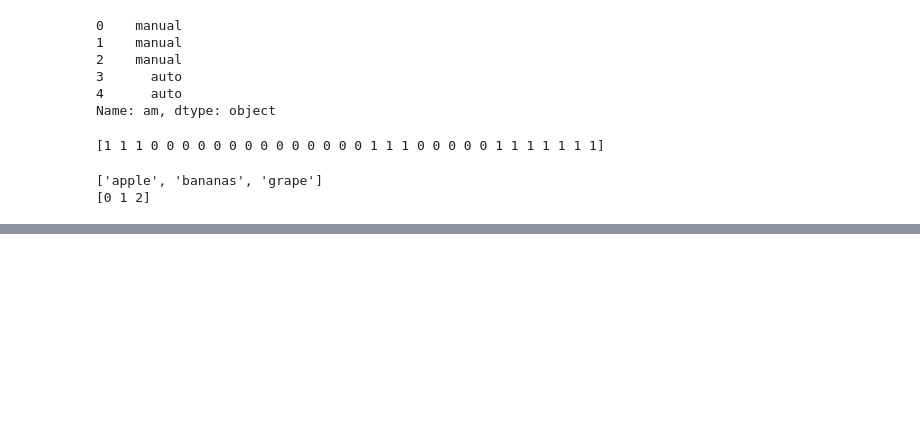
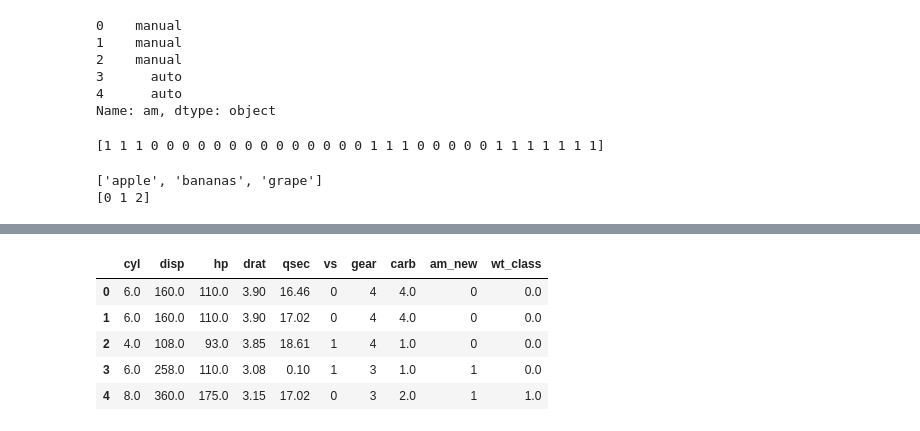
Before and after one commit to pinkocto/BP2022, a Jupyter notebook: _notebooks/2022-11-14-bigdata-test-study.ipynb, the cells around one changed output, grey strips where cells are left out. Drawn from its saved outputs; the diff is of its cells as text; code cells hidden in the pictures; blank space fills up the shorter version.

```diff
--- a/_notebooks/2022-11-14-bigdata-test-study.ipynb
+++ b/_notebooks/2022-11-14-bigdata-test-study.ipynb
@@ -688,0 +696,5 @@ print(fruit_new)
+# %%
+# am을 구성하는 manual값은 0, auto값을 1로 변환
+X['am_new']=X['am'].replace('manual',0).replace('auto',1)
+
+print(X.head())
@@ -688,0 +708,4 @@ print(fruit_new)
+# %%
+# 기존의 am열은 불필요하므로 삭제
+X = X.drop(columns=['am'])
+print(X.head())
@@ -690,0 +729,9 @@ print(fruit_new)
+# %%
+# wt열이 평균보다 작은지 여부
+condition = X['wt'] < np.round(X['wt'].mean(),2)
+
+# 조건을 만족하면 0
+X.loc[condition, 'wt_class'] = 0
+
+# 조건을 만족하지 않으면 1
+X.loc[~condition, 'wt_class'] = 1
@@ -690,0 +747,12 @@ print(fruit_new)
+# %%
+# wt열 삭제
+X = X.drop(columns = ['wt'])
+
+X.head()
+# %% [output]
+|  | cyl | disp | hp | drat | qsec | vs | gear | carb | am_new | wt_class |
+| 0 | 6.0 | 160.0 | 110.0 | 3.90 | 16.46 | 0 | 4 | 4.0 | 0 | 0.0 |
+| 1 | 6.0 | 160.0 | 110.0 | 3.90 | 17.02 | 0 | 4 | 4.0 | 0 | 0.0 |
+| 2 | 4.0 | 108.0 | 93.0 | 3.85 | 18.61 | 1 | 4 | 1.0 | 0 | 0.0 |
+| 3 | 6.0 | 258.0 | 110.0 | 3.08 | 0.10 | 1 | 3 | 1.0 | 1 | 0.0 |
+| 4 | 8.0 | 360.0 | 175.0 | 3.15 | 17.02 | 0 | 3 | 2.0 | 1 | 1.0 |
```
Also changed, not shown: parts of 9 cells of this notebook.
